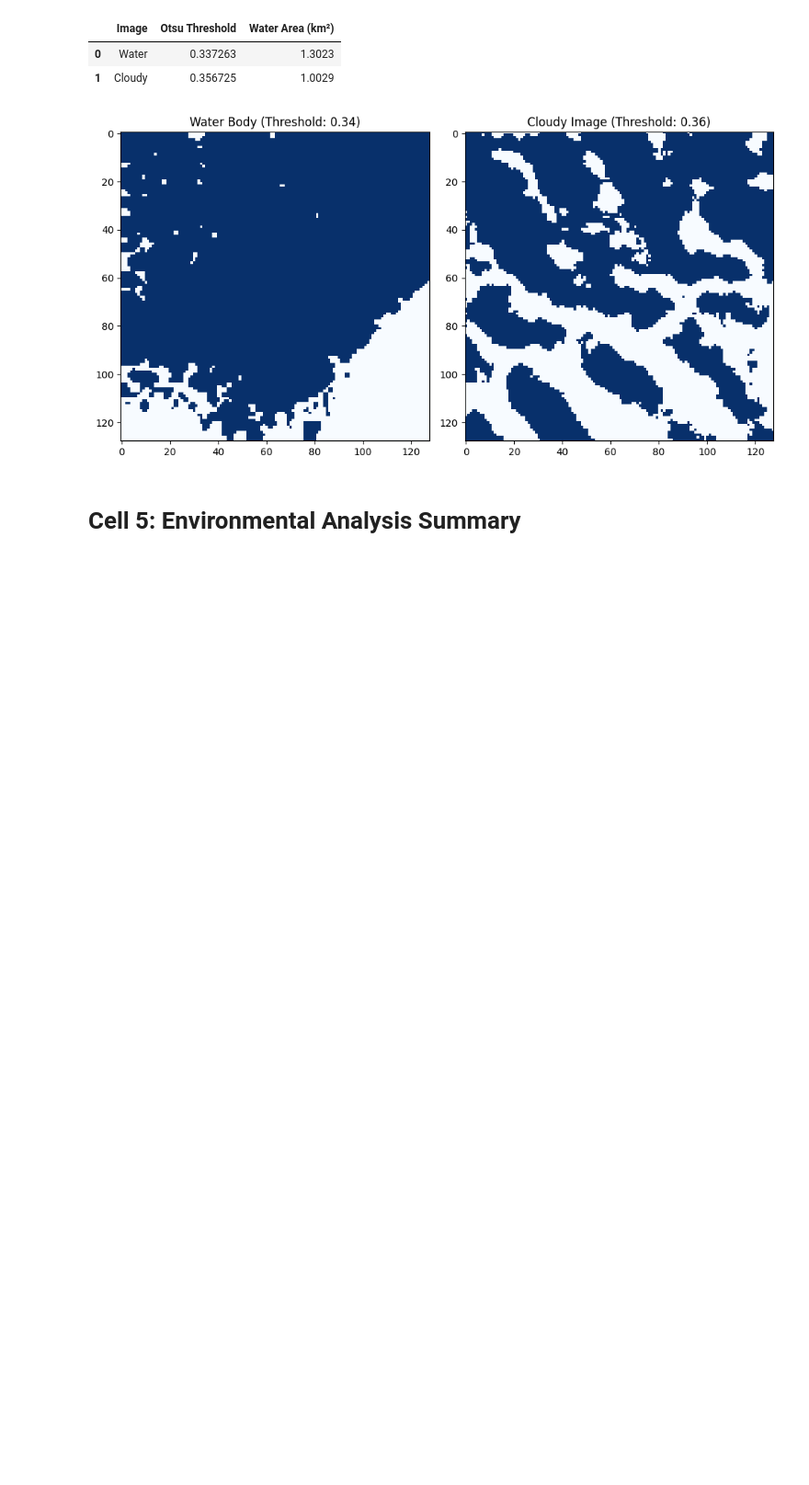
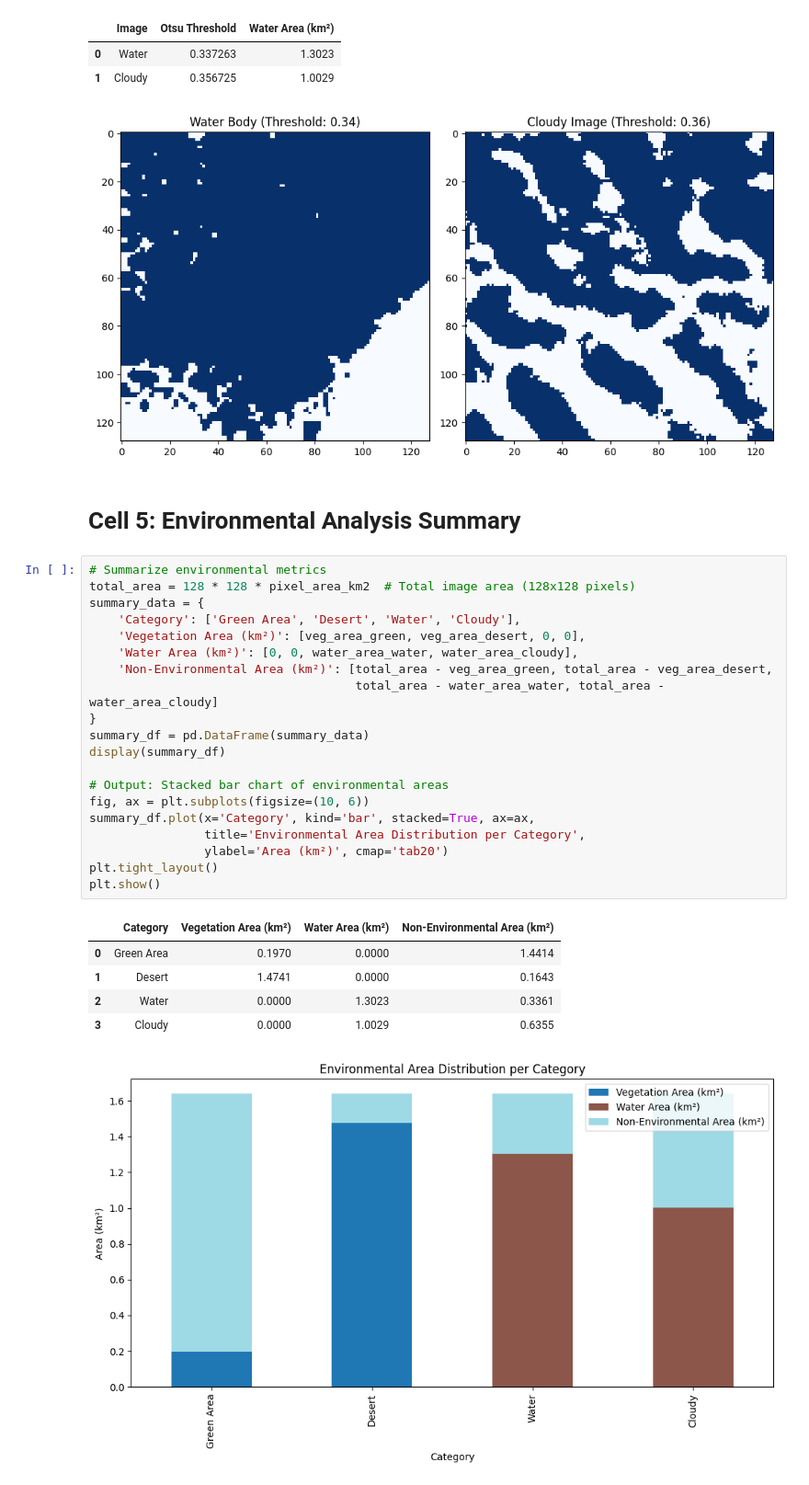
Before and after one commit to fjadidi2001/Cyber-Attack-Detection, a Jupyter notebook: satellite.ipynb, the cells around one changed output. Shown at 92% size. Cells and saved outputs as stored; diff of their text form; blank space fills up the shorter version.

```diff
--- a/satellite.ipynb
+++ b/satellite.ipynb
@@ -173,3 +173,30 @@ plt.show()
 [figure]
 # %% [markdown]
 # Cell 5: Environmental Analysis Summary
+# %%
+# Summarize environmental metrics
+total_area = 128 * 128 * pixel_area_km2  # Total image area (128x128 pixels)
+summary_data = {
+    'Category': ['Green Area', 'Desert', 'Water', 'Cloudy'],
+    'Vegetation Area (km²)': [veg_area_green, veg_area_desert, 0, 0],
+    'Water Area (km²)': [0, 0, water_area_water, water_area_cloudy],
+    'Non-Environmental Area (km²)': [total_area - veg_area_green, total_area - veg_area_desert,
+                                     total_area - water_area_water, total_area - water_area_cloudy]
+}
+summary_df = pd.DataFrame(summary_data)
+display(summary_df)
+
+# Output: Stacked bar chart of environmental areas
+fig, ax = plt.subplots(figsize=(10, 6))
+summary_df.plot(x='Category', kind='bar', stacked=True, ax=ax,
+                title='Environmental Area Distribution per Category',
+                ylabel='Area (km²)', cmap='tab20')
+plt.tight_layout()
+plt.show()
+# %% [output]
+|  | Category | Vegetation Area (km²) | Water Area (km²) | Non-Environmental Area (km²) |
+| 0 | Green Area | 0.1970 | 0.0000 | 1.4414 |
+| 1 | Desert | 1.4741 | 0.0000 | 0.1643 |
+| 2 | Water | 0.0000 | 1.3023 | 0.3361 |
+| 3 | Cloudy | 0.0000 | 1.0029 | 0.6355 |
+[figure, added]
```
